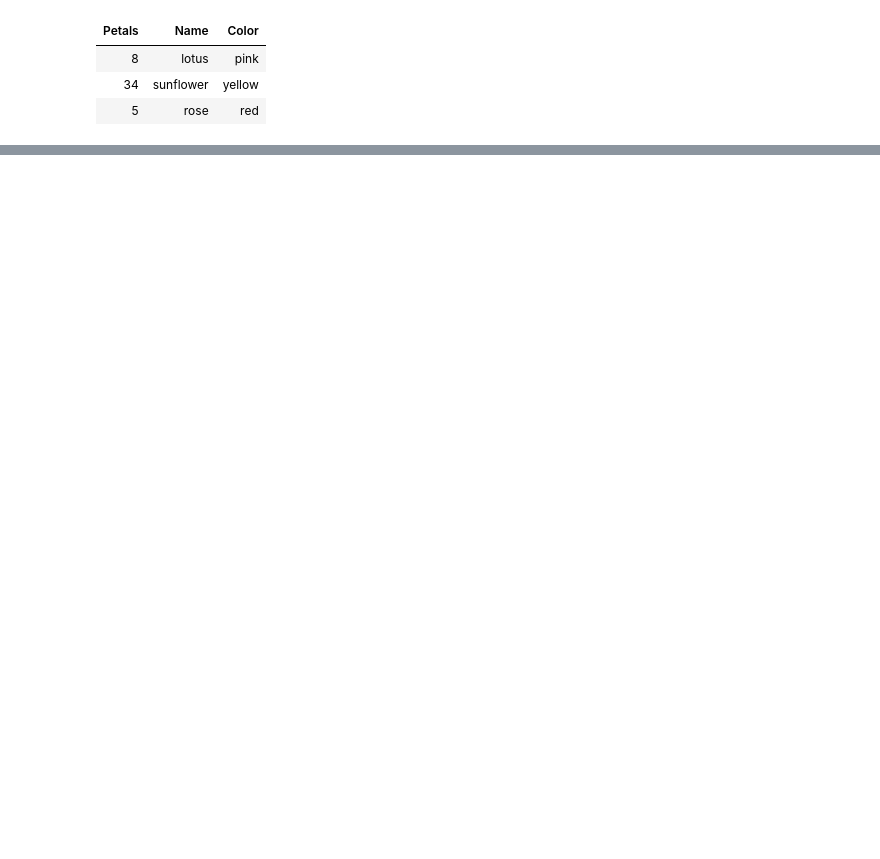
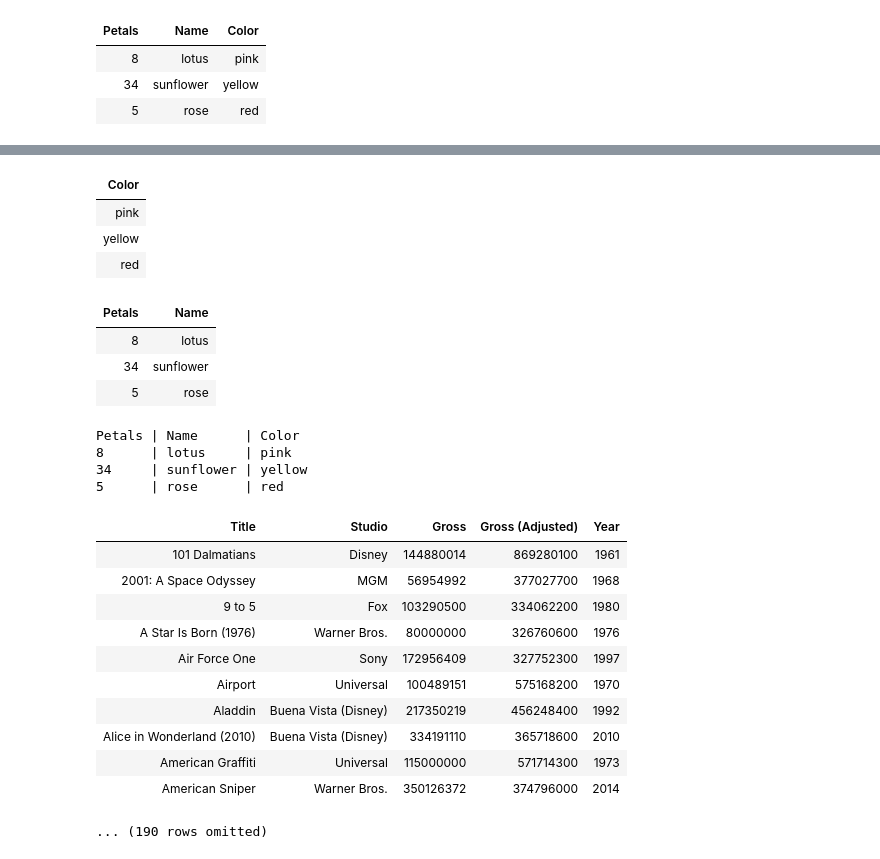
Before and after one commit to wu-olivia-ke/inf1340-programmingfordatascience-fa21, a Jupyter notebook: class-demo.ipynb, the cells around one changed output, grey strips where cells are left out. Saved outputs shown, nothing was run; the diff lists cells and outputs as text; code cells hidden in the pictures; blank space fills up the shorter version.

```diff
--- a/class-demo.ipynb
+++ b/class-demo.ipynb
@@ -127,0 +138,7 @@ flowers
+# %%
+flowers.select(2)
+# %% [output]
+| Color |
+| pink |
+| yellow |
+| red |
@@ -127,0 +147,31 @@ flowers
+# %%
+flowers1
+# %% [output]
+| Petals | Name |
+| 8 | lotus |
+| 34 | sunflower |
+| 5 | rose |
+# %%
+print(flowers) #tsv = tab separated value
+# %% [output]
+Petals | Name      | Color
+8      | lotus     | pink
+34     | sunflower | yellow
+5      | rose      | red
+# %%
+movies = Table.read_table('data/top_movies_by_title.csv')
+# %%
+movies
+# %% [output]
+| Title | Studio | Gross | Gross (Adjusted) | Year |
+| 101 Dalmatians | Disney | 144880014 | 869280100 | 1961 |
+| 2001: A Space Odyssey | MGM | 56954992 | 377027700 | 1968 |
+| 9 to 5 | Fox | 103290500 | 334062200 | 1980 |
+| A Star Is Born (1976) | Warner Bros. | 80000000 | 326760600 | 1976 |
+| Air Force One | Sony | 172956409 | 327752300 | 1997 |
+| Airport | Universal | 100489151 | 575168200 | 1970 |
+| Aladdin | Buena Vista (Disney) | 217350219 | 456248400 | 1992 |
+| Alice in Wonderland (2010) | Buena Vista (Disney) | 334191110 | 365718600 | 2010 |
+| American Graffiti | Universal | 115000000 | 571714300 | 1973 |
+| American Sniper | Warner Bros. | 350126372 | 374796000 | 2014 |
+... (190 rows omitted)
```
Also changed, not shown: parts of 15 cells of this notebook, 2 other files.
